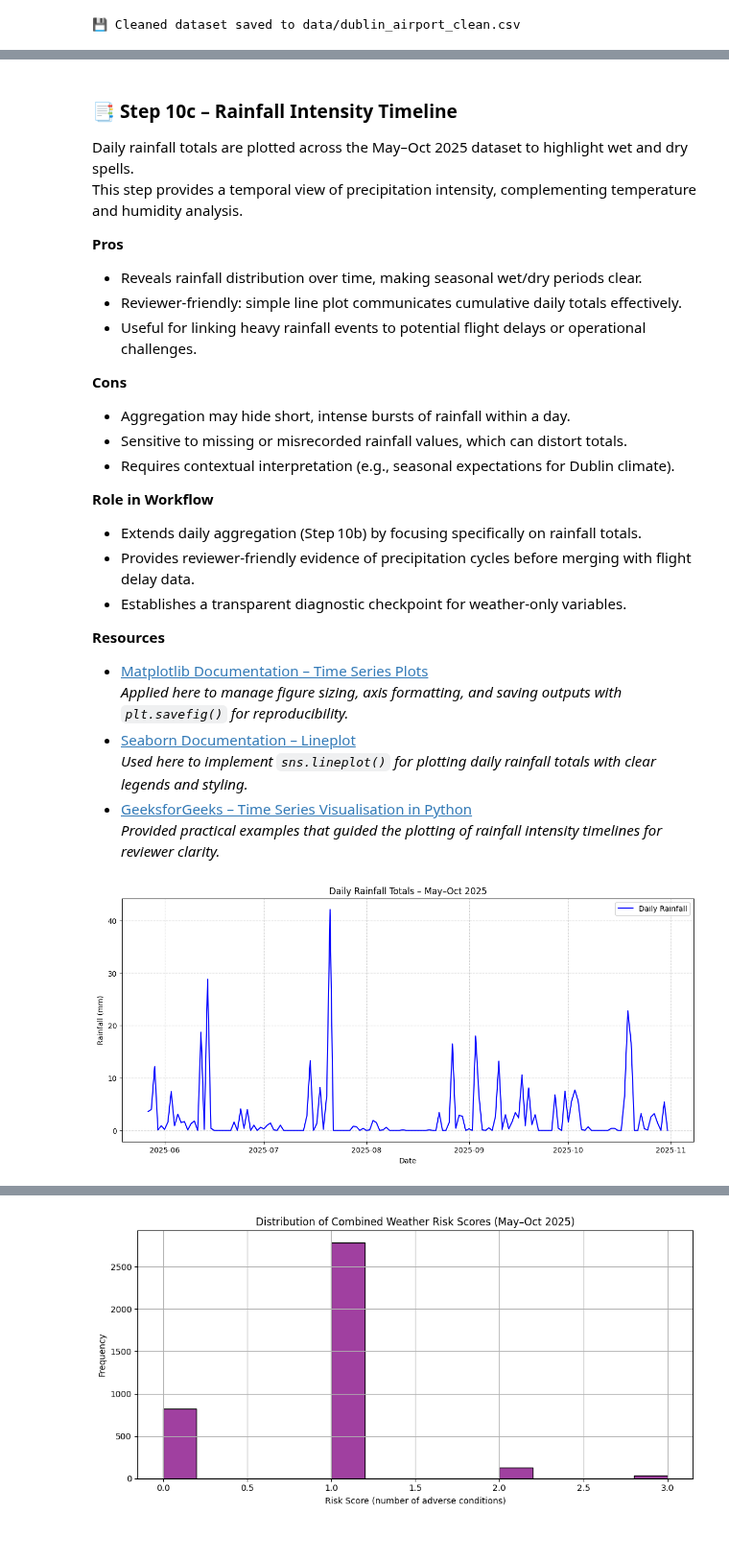
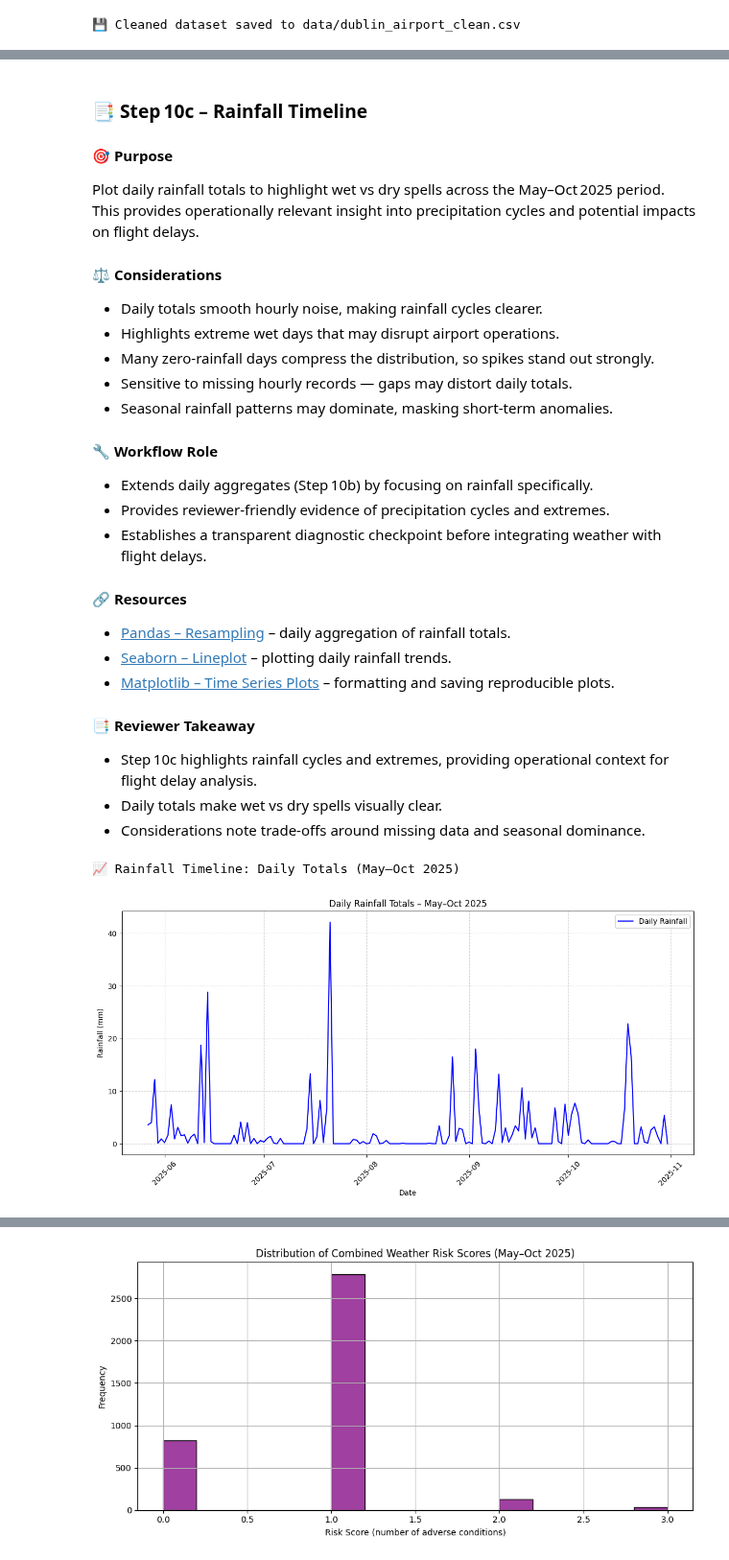
Before and after one commit to ECronin1973/programming-for-data-analytics, a Jupyter notebook: project/project.ipynb, the cells around one changed output, grey strips where cells are left out. Shown at 96% size. Saved outputs shown, nothing was run; the diff lists cells and outputs as text; code cells hidden in the pictures.

Commit message:
Sections 1, 2 and 3 in notebook updated with consistent explanation cells and line breaks between sections

```diff
--- a/project/project.ipynb
+++ b/project/project.ipynb
@@ -1007,52 +1155,56 @@ plt.show()
 # %% [markdown]
-### 📑 Step 10c – Rainfall Intensity Timeline
+### 📑 Step 10c – Rainfall Timeline
 
-Daily rainfall totals are plotted across the May–Oct 2025 dataset to highlight wet and dry spells.
-This step provides a temporal view of precipitation intensity, complementing temperature and humidity analysis.
+#### 🎯 Purpose
+Plot daily rainfall totals to highlight wet vs dry spells across the May–Oct 2025 period.
+This provides operationally relevant insight into precipitation cycles and potential impacts on flight delays.
 
-**Pros**
-- Reveals rainfall distribution over time, making seasonal wet/dry periods clear.
-- Reviewer‑friendly: simple line plot communicates cumulative daily totals effectively.
-- Useful for linking heavy rainfall events to potential flight delays or operational challenges.
+#### ⚖️ Considerations
+- Daily totals smooth hourly noise, making rainfall cycles clearer.
+- Highlights extreme wet days that may disrupt airport operations.
+- Many zero‑rainfall days compress the distribution, so spikes stand out strongly.
+- Sensitive to missing hourly records — gaps may distort daily totals.
+- Seasonal rainfall patterns may dominate, masking short‑term anomalies.
 
-**Cons**
-- Aggregation may hide short, intense bursts of rainfall within a day.
-- Sensitive to missing or misrecorded rainfall values, which can distort totals.
-- Requires contextual interpretation (e.g., seasonal expectations for Dublin climate).
+#### 🔧 Workflow Role
+- Extends daily aggregates (Step 10b) by focusing on rainfall specifically.
+- Provides reviewer‑friendly evidence of precipitation cycles and extremes.
+- Establishes a transparent diagnostic checkpoint before integrating weather with flight delays.
 
-**Role in Workflow**
-- Extends daily aggregation (Step 10b) by focusing specifically on rainfall totals.
-- Provides reviewer‑friendly evidence of precipitation cycles before merging with flight delay data.
-- Establishes a transparent diagnostic checkpoint for weather‑only variables.
+#### 🔗 Resources
+- [Pandas – Resampling](https://pandas.pydata.org/pandas-docs/stable/user_guide/timeseries.html#resampling) – daily aggregation of rainfall totals.
+- [Seaborn – Lineplot](https://seaborn.pydata.org/generated/seaborn.lineplot.html) – plotting daily rainfall trends.
+- [Matplotlib – Time Series Plots](https://matplotlib.org/stable/gallery/statistics/time_series_histogram.html) – formatting and saving reproducible plots.
 
-**Resources**
-- [Matplotlib Documentation – Time Series Plots](https://matplotlib.org/stable/gallery/statistics/time_series_histogram.html)
-  *Applied here to manage figure sizing, axis formatting, and saving outputs with `plt.savefig()` for reproducibility.*
-- [Seaborn Documentation – Lineplot](https://seaborn.pydata.org/generated/seaborn.lineplot.html)
-  *Used here to implement `sns.lineplot()` for plotting daily rainfall totals with clear legends and styling.*
-- [GeeksforGeeks – Time Series Visualisation in Python](https://www.geeksforgeeks.org/data-analysis/time-series-data-visualization-in-python/)
-  *Provided practical examples that guided the plotting of rainfall intensity timelines for reviewer clarity.*
+#### 📑 Reviewer Takeaway
+- Step 10c highlights rainfall cycles and extremes, providing operational context for flight delay analysis.
+- Daily totals make wet vs dry spells visually clear.
+- Considerations note trade‑offs around missing data and seasonal dominance.
 # %%
-# Step 10c – Rainfall Intensity Timeline
+# 📑 Step 10c – Rainfall Intensity Timeline
 
 # Ensure 'plots' folder exists
 os.makedirs("plots", exist_ok=True)
+
+print("\n📈 Rainfall Timeline: Daily Totals (May–Oct 2025)")
 
 # Resample hourly rainfall data into daily totals
 daily_rain = df_weather_clean.resample('D', on='date')['rain'].sum()
 
 # Plot daily rainfall totals
 plt.figure(figsize=(14,6))
 sns.lineplot(x=daily_rain.index, y=daily_rain.values, color='blue', label='Daily Rainfall')
 
 plt.title("Daily Rainfall Totals – May–Oct 2025")
 plt.xlabel("Date")
 plt.ylabel("Rainfall (mm)")
 plt.grid(True, linestyle="--", alpha=0.6)
 plt.legend()
+plt.xticks(rotation=45)
 
 # Save and show
 plt.savefig("plots/s10c_daily_rainfall.png", dpi=300, bbox_inches="tight")
 plt.show()
 # %% [output]
+📈 Rainfall Timeline: Daily Totals (May–Oct 2025)
-[figure, old version]
+[figure, new version]
```
Also changed, not shown: parts of 105 cells of this notebook, 21 other files.
